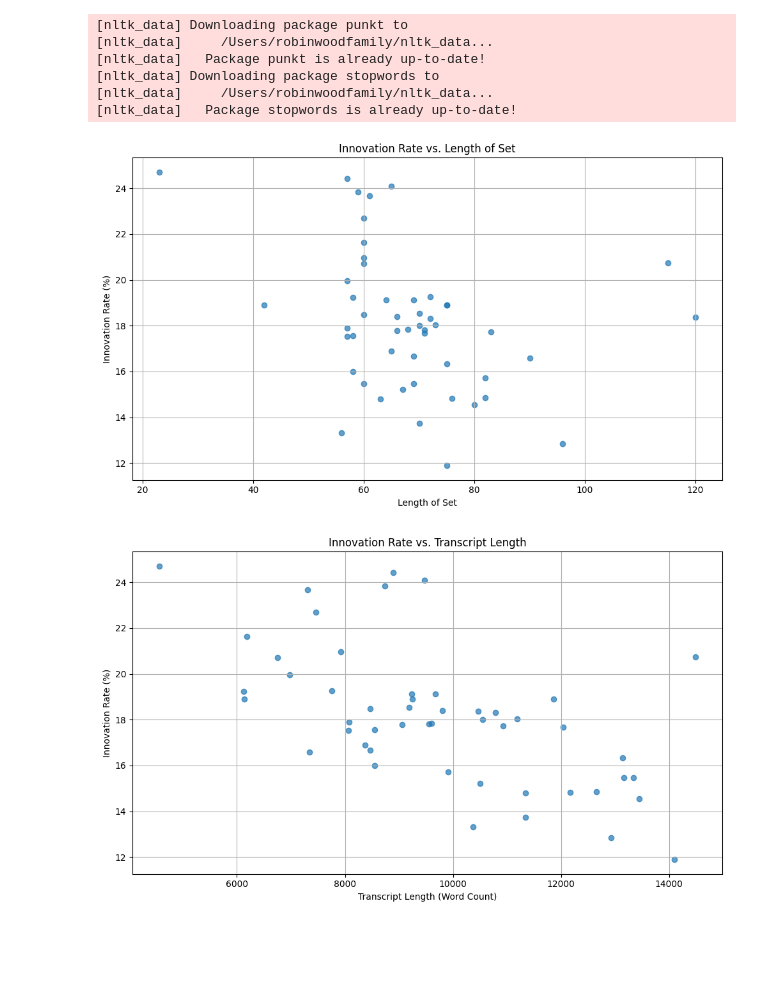
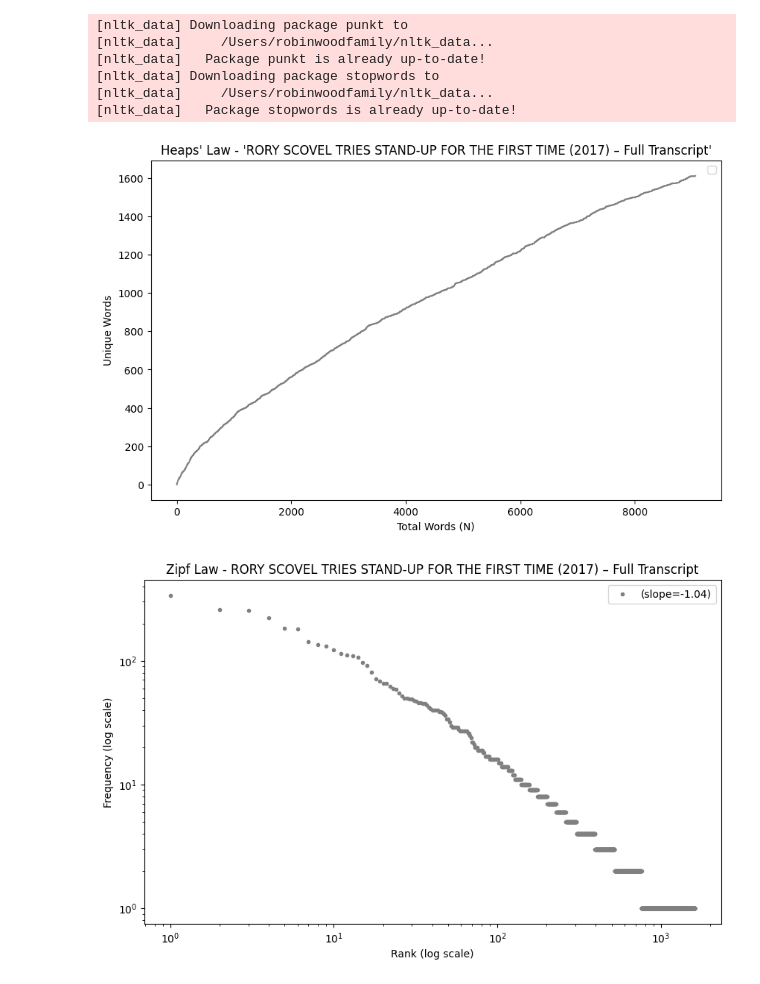
Before and after one commit to marobinette/pocs, a Jupyter notebook: project/data_functions.ipynb, the cells around one changed output. Drawn from its saved outputs; the diff is of its cells as text; code cells hidden in the pictures; blank space fills up the shorter version.

Commit message:
plotting heaps law

```diff
--- a/project/data_functions.ipynb
+++ b/project/data_functions.ipynb
@@ -131,7 +131,7 @@ def plot_zipf_distribution(df, title):
     transcript = df[df['title'] == title]['transcript'].values[0]
 
     # Tokenize the words
-    words = tokenize_words(transcript, remove_stop_words=True)
+    words = tokenize_words(transcript, remove_stop_words=False)
 
     # Generate word frequency data
     word_data = get_word_data(words)
@@ -147,12 +147,12 @@ def plot_zipf_distribution(df, title):
     slope, intercept, r_value, p_value, std_err = linregress(log_rank, log_freq)
 
     # Plot the Zipf distribution (log-log scale)
-    plt.figure(figsize=(8, 6))
+    plt.figure(figsize=(10, 6))
     plt.loglog(word_data['rank'], word_data['counts'], marker=".", linestyle='none', color="grey", label=f'(slope={slope:.2f})')
 
     plt.xlabel('Rank (log scale)')
     plt.ylabel('Frequency (log scale)')
-    plt.title(title)
+    plt.title(f'Zipf Law - {title}')
     plt.legend()
     plt.show()
 
@@ -167,8 +167,8 @@ def plot_innovation_rate(df):
     plt.show()
 
 
-innovation_rate_df = get_innovation_rate_data(df)
-plot_innovation_rate(innovation_rate_df)
+# innovation_rate_df = get_innovation_rate_data(df)
+# plot_innovation_rate(innovation_rate_df)
 
 def get_innovation_rate_data_with_word_count(df):
     """
@@ -200,35 +200,65 @@ def get_innovation_rate_data_with_word_count(df):
 
     return innovation_rate_df
 
 def plot_innovation_rate_by_word_count(df):
     """
     Plots innovation rate against the number of words in each transcript.
 
     Parameters:
     - df (DataFrame): DataFrame containing title, word_count, and innovation_rate.
     """
     plt.figure(figsize=(10, 6))
     plt.scatter(df['word_count'], df['innovation_rate'], alpha=0.7)
     plt.xlabel('Transcript Length (Word Count)')
     plt.ylabel('Innovation Rate (%)')
     plt.title('Innovation Rate vs. Transcript Length')
     plt.grid(True)
     plt.tight_layout()
     plt.show()
 
+def calculate_vocabulary_growth(words):
+    """
+    Calculates vocabulary size as a function of word count for a given transcript.
+    Returns a list of tuples where each tuple contains the count of words and unique words.
+    """
+    vocab_growth = []
+    unique_words = set()
+    for i, word in enumerate(words, 1):
+        unique_words.add(word)
+        vocab_growth.append((i, len(unique_words)))
+    return np.array(vocab_growth)
+
+def plot_heaps_law(df, title):
+    """Plots Heaps' Law based on vocabulary growth for a single comedy set."""
+    transcript = df[df['title'] == title]['transcript'].values[0]
+    words = tokenize_words(transcript, remove_stop_words=False)
+    vocab_growth = calculate_vocabulary_growth(words)
+
+    # Plotting
+    plt.figure(figsize=(10, 6))
+    plt.plot(vocab_growth[:, 0], vocab_growth[:, 1], color='grey')
+    plt.xlabel("Total Words (N)")
+    plt.ylabel("Unique Words")
+    plt.title(f"Heaps' Law - '{title}'")
+    plt.legend()
+    plt.show()
+
+plot_heaps_law(df, 'RORY SCOVEL TRIES STAND-UP FOR THE FIRST TIME (2017) – Full Transcript')
+
+
 # Generate the updated DataFrame and plot
-innovation_rate_df = get_innovation_rate_data_with_word_count(df)
-plot_innovation_rate_by_word_count(innovation_rate_df)
+# innovation_rate_df = get_innovation_rate_data_with_word_count(df)
+# plot_innovation_rate_by_word_count(innovation_rate_df)
 
-# plot_zipf_distribution(df, 'RORY SCOVEL TRIES STAND-UP FOR THE FIRST TIME (2017) – Full Transcript')
+plot_zipf_distribution(df, 'RORY SCOVEL TRIES STAND-UP FOR THE FIRST TIME (2017) – Full Transcript')
 # plot_zipf_distribution(df, 'MITCH HEDBERG: COMEDY CENTRAL SPECIAL (1999) – Full Transcript')
 # plot_zipf_distribution(df, 'Tig Notaro: Happy To Be Here (2018) – Full Transcript')
 # %% [output]
 [nltk_data] Downloading package punkt to
 [nltk_data]     /Users/robinwoodfamily/nltk_data...
 [nltk_data]   Package punkt is already up-to-date!
 [nltk_data] Downloading package stopwords to
 [nltk_data]     /Users/robinwoodfamily/nltk_data...
 [nltk_data]   Package stopwords is already up-to-date!
-[figure, old version]
+[figure, new version]
-[figure, old version]
+[figure, new version]
```
